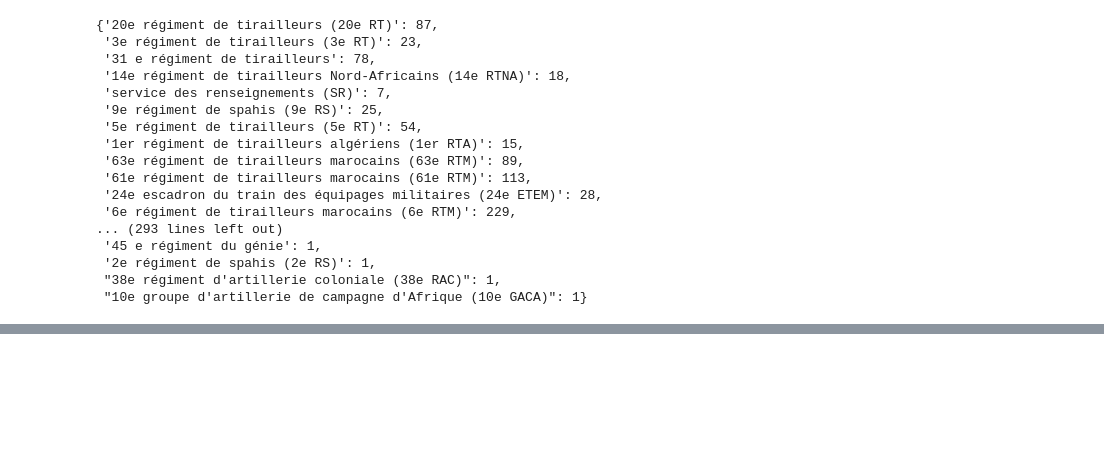
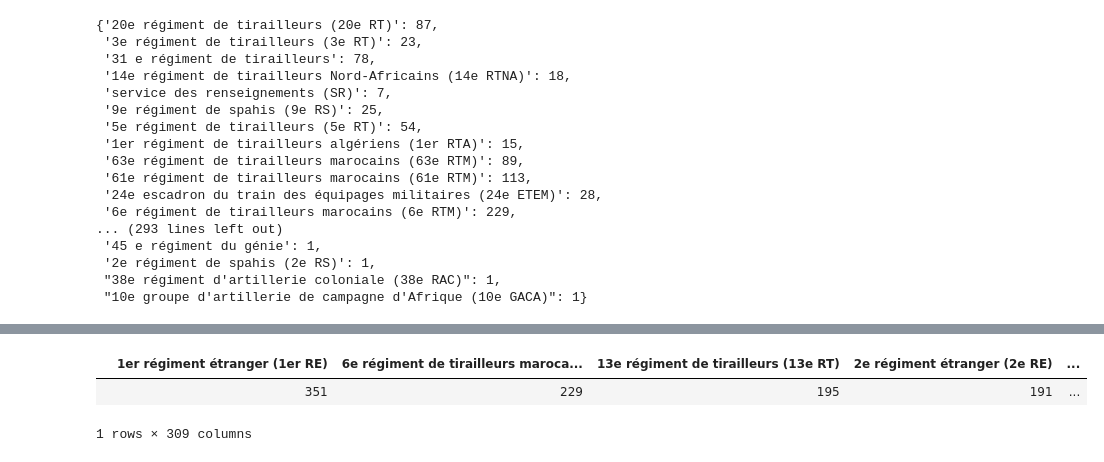
Before and after one commit to the0phil3/projetMemoire, a Jupyter notebook: dbManip.ipynb, the cells around one changed output, grey strips where cells are left out. Drawn from its saved outputs; the diff is of its cells as text; code cells hidden in the pictures; blank space fills up the shorter version.

```diff
--- a/dbManip.ipynb
+++ b/dbManip.ipynb
@@ -102,0 +117,6 @@ mortsparRegiment['Morts'][0]
+# %%
+mortsparRegiment
+# %% [output]
+|  | 1er régiment étranger (1er RE) | 6e régiment de tirailleurs maroca... | 13e régiment de tirailleurs (13e RT) | 2e régiment étranger (2e RE) | ... |
+|  | 351 | 229 | 195 | 191 | ... |
+1 rows × 309 columns
```
Also changed, not shown: parts of 6 cells of this notebook, 1 other file.
